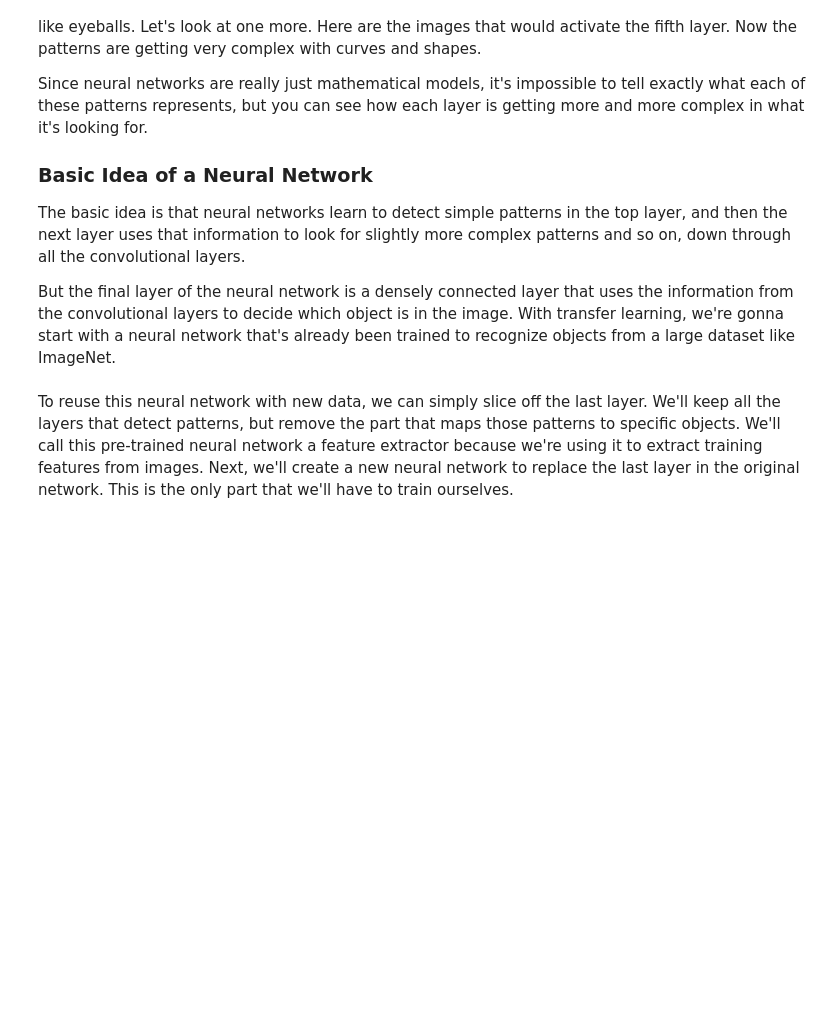
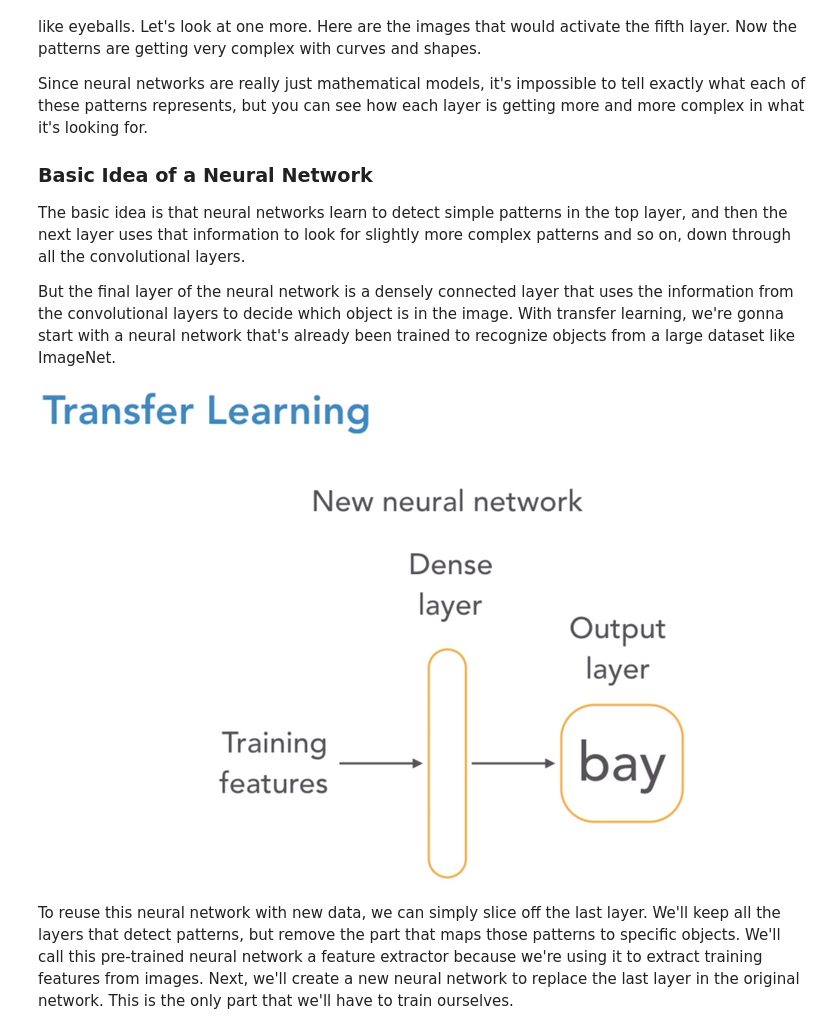
Before and after one commit to davidtnly/DeepLearning, a Jupyter notebook: 02-deep-learning-course/03-image-recognition/04-tuning-neural-networks.ipynb, the cells around one changed output. Drawn from its saved outputs; the diff is of its cells as text; code cells hidden in the pictures; blank space fills up the shorter version.

```diff
--- a/02-deep-learning-course/03-image-recognition/04-tuning-neural-networks.ipynb
+++ b/02-deep-learning-course/03-image-recognition/04-tuning-neural-networks.ipynb
@@ -100,2 +101,6 @@ insert picture here of dense layer
+# %%
+Image.open('Images/26-dense-transfer.png')
+# %% [output]
+[figure, added]
 # %% [markdown]
 To reuse this neural network with new data, we can simply slice off the last layer. We'll keep all the layers that detect patterns, but remove the part that maps those patterns to specific objects. We'll call this pre-trained neural network a feature extractor because we're using it to extract training features from images. Next, we'll create a new neural network to replace the last layer in the original network. This is the only part that we'll have to train ourselves.
```
Also changed, not shown: parts of 15 cells of this notebook, 22 other files.
